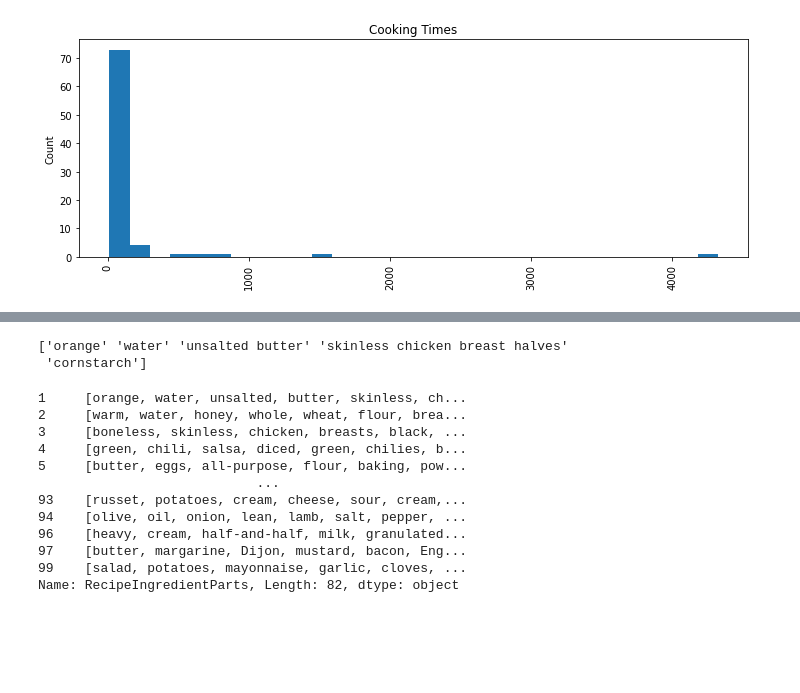
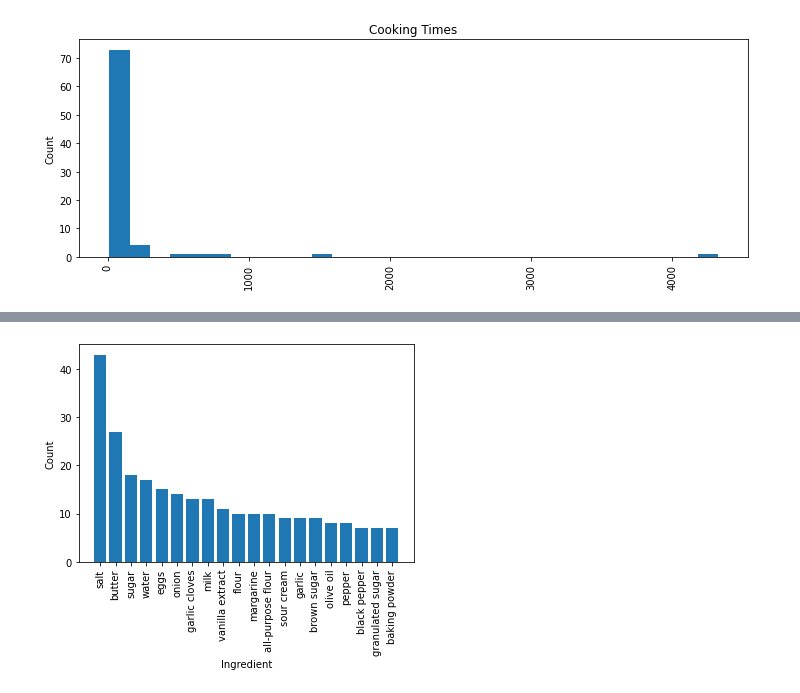
Before and after one commit to rgkalden/recipepal-app, a Jupyter notebook: explore.ipynb, the cells around one changed output, grey strips where cells are left out. Drawn from its saved outputs; the diff is of its cells as text; code cells hidden in the pictures; blank space fills up the shorter version.

```diff
--- a/explore.ipynb
+++ b/explore.ipynb
@@ -123,6 +99,0 @@ filteredData[filteredData['RecipeCategory'].isin(selection)]
-# %%
-string = reducedData['RecipeIngredientParts'][1]
-print(string)
-# %% [output]
-['orange' 'water' 'unsalted butter' 'skinless chicken breast halves'
- 'cornstarch']
@@ -137,15 +100,16 @@ def stringToList(string):
-# %%
-reducedData['RecipeIngredientParts'].apply(stringToList)
-# %% [output]
-1     [orange, water, unsalted, butter, skinless, ch...
-2     [warm, water, honey, whole, wheat, flour, brea...
-3     [boneless, skinless, chicken, breasts, black, ...
-4     [green, chili, salsa, diced, green, chilies, b...
-5     [butter, eggs, all-purpose, flour, baking, pow...
-                            ...
-93    [russet, potatoes, cream, cheese, sour, cream,...
-94    [olive, oil, onion, lean, lamb, salt, pepper, ...
-96    [heavy, cream, half-and-half, milk, granulated...
-97    [butter, margarine, Dijon, mustard, bacon, Eng...
-99    [salad, potatoes, mayonnaise, garlic, cloves, ...
-Name: RecipeIngredientParts, Length: 82, dtype: object
+# %%
+def to_1D(series):
+    return pd.Series([x for _list in series for x in _list])
+# %%
+topNumberIngredients = 20
+
+labels = to_1D(reducedData['RecipeIngredientParts']).value_counts().index[:topNumberIngredients]
+values = to_1D(reducedData['RecipeIngredientParts']).value_counts().values[:topNumberIngredients]
+
+plt.figure()
+plt.bar(labels, values)
+plt.ylabel('Count')
+plt.xticks(rotation=90)
+plt.xlabel('Ingredient');
+# %% [output]
+[figure, added]
```
Also changed, not shown: parts of 6 cells of this notebook, 2 other files.
